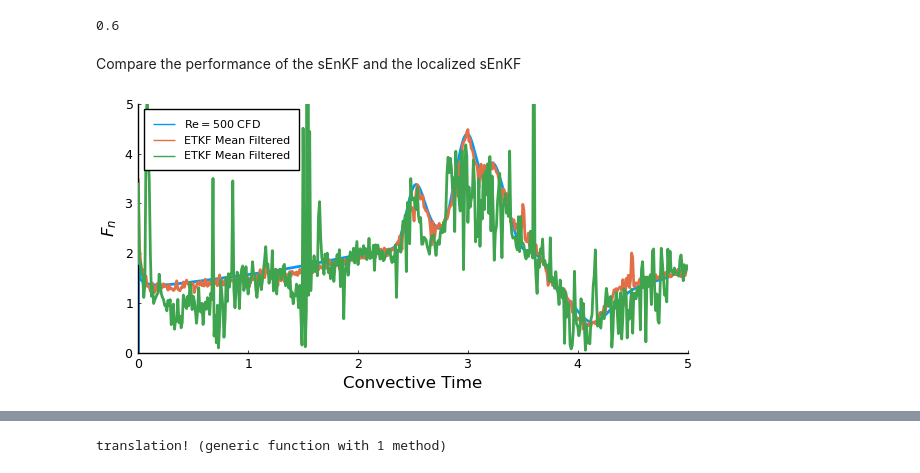
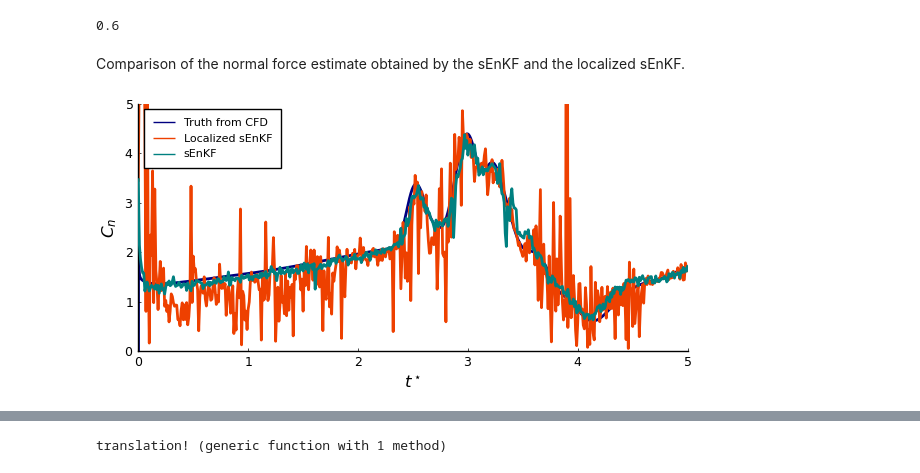
Before and after one commit to mleprovost/LocalizedVortex.jl, a Jupyter notebook: notebooks/Data assimilation for translating flat plate with sEnKF and localized sEnKF .ipynb, the cells around one changed output, grey strips where cells are left out. Cells and saved outputs as stored; diff of their text form; code cells hidden in the pictures.

```diff
--- a/notebooks/Data assimilation for translating flat plate with sEnKF and localized sEnKF .ipynb
+++ b/notebooks/Data assimilation for translating flat plate with sEnKF and localized sEnKF .ipynb
@@ -130,27 +165,25 @@ Lyy = 0.6
 # %%
 Xf_loc, Xa_loc = localized_vortexassim(enkf, Lxy, Lyy, deepcopy(X0), tspan,  config, idxp, pressure_data);
 # %% [markdown]
-Compare the performance of the sEnKF and the localized sEnKF
+Comparison of the normal force estimate obtained by the sEnKF and the localized sEnKF.
 # %%
 # Generate normal force response
 f_enkf = regen_forces(T, map(Xi->vcat(mean(Xi; dims = 2), config.tesp), Xa), config)[1:end-1];
 f_loc = regen_forces(T, map(Xi->vcat(mean(Xi; dims = 2), config.tesp), Xa_loc), config)[1:end-1];
 
 
+plt = plot(ylabel="\$C_n\$", xlabel = L"t^\star", size = (600, 300),
+           xlim = (0,tf), ylim = (0, 5))
+plot!(plt, thist, 2Fn, label = "Truth from CFD",
+     linewidth = 2, legend = :topleft, color = ccfd)
 
-plt = plot(thist, 2Fn, label = "\$\\mathrm{Re} = 500\$ CFD", xlim = (0,tf), ylim = (0, 5),
-     linewidth = 2, legend = :topleft)
+# Result for the localized sEnKF
+plot!(plt, T, 2abs.(f_loc), label = "Localized sEnKF", linewidth = 2, color = clocenkf)
 
-# # With median filtering
-plot!(plt, T, 2*abs.(f_enkf), label = "sEnKF", ylabel="\$F_n\$", xlabel = "Convective Time", size = (600, 300),
-linewidth = 2, linestyle = :solid)
-
-plot!(plt, T, 2*abs.(f_loc), label = "Localized sEnKF", ylabel="\$F_n\$", xlabel = "Convective Time", size = (600, 300),
-linewidth = 2, linestyle = :solid)
-
-plt
+# Result for the sEnKF
+plot!(plt, T, 2abs.(f_enkf), label = "sEnKF", linewidth = 2, color = cenkf)
 # %% [output]
-[figure, old version]
+[figure, new version]
 # %%
 @time covf = map(Xi -> cov(Xi; dims = 2), Xf[2:end]);
 @time cova = map(Xi -> cov(Xi; dims = 2), Xa[2:end]);
```
Also changed, not shown: parts of 28 cells of this notebook, 1 other file.
